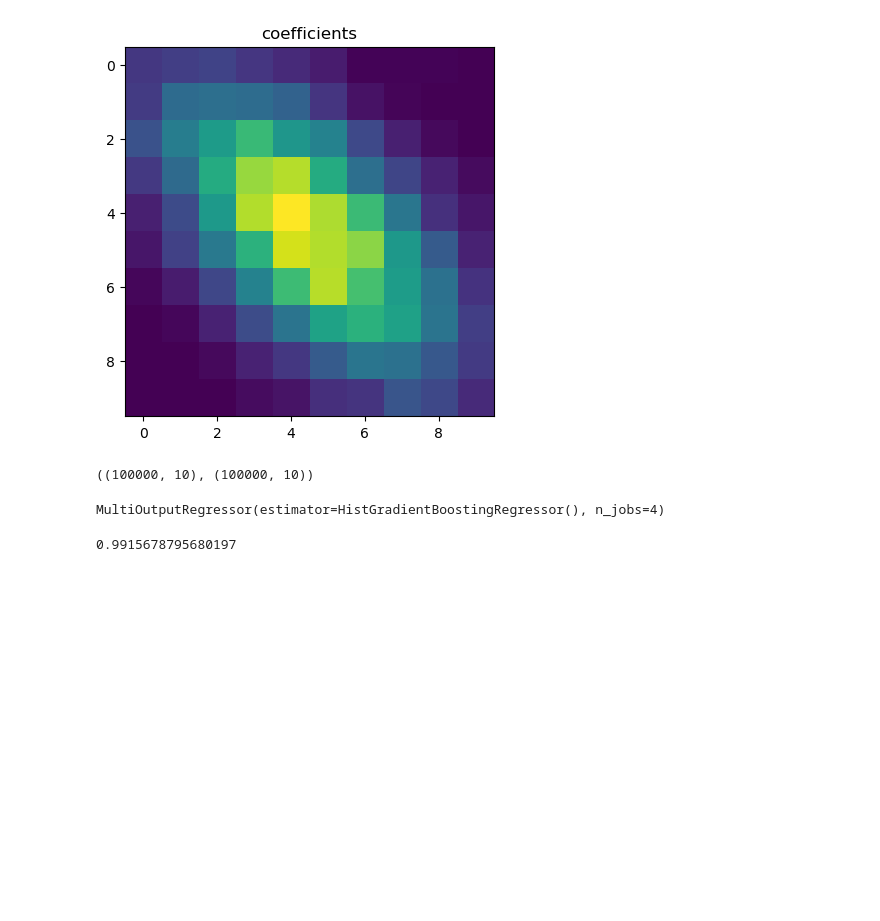
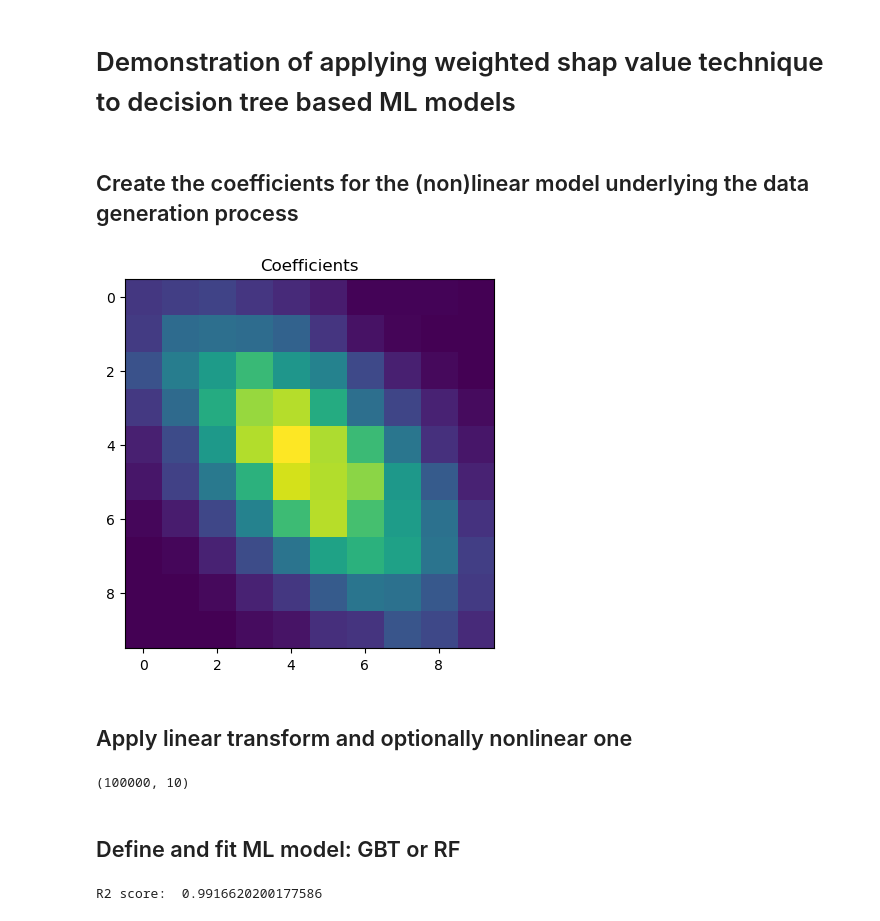
Before and after one commit to EyringMLClimateGroup/heuer24_gbt_shap_toydata, a Jupyter notebook: explain_gbt_toydata.ipynb, the cells around one changed output. Saved outputs shown, nothing was run; the diff lists cells and outputs as text; code cells hidden in the pictures; blank space fills up the shorter version.

```diff
--- a/explain_gbt_toydata.ipynb
+++ b/explain_gbt_toydata.ipynb
@@ -1,3 +1,5 @@
+# %% [markdown]
+# Demonstration of applying weighted shap value technique to decision tree based ML models
 # %%
 # Importing Required Libraries
 import numpy as np
@@ -17,33 +11,51 @@ from tqdm.auto import tqdm
+# %% [markdown]
+## Create the coefficients for the (non)linear model underlying the data generation process
 # %%
 npr.seed(10)
 X = npr.multivariate_normal(np.zeros(10), np.eye(10), size=int(1e5))
 
+# Method 1
 scatter = npr.multivariate_normal(mean=np.zeros(2), cov=[[1,0.6],[0.6,1]], size=10000)
+
+# Plot scatter on which method 1 is based
+# plt.figure()
 # plt.scatter(scatter[:,0], scatter[:,1], s=1)
+
 hist = np.histogram2d(scatter[:,0], scatter[:,1], range=([-2,2],[-2,2]), bins=10)
 coefs = hist[0]
-# coefs = np.array([[10 - abs(i-j) for i in range(10) ] for j in range(10)])
+
+#Method 2
 # coefs = sum([np.eye(10, k=k)*(10-abs(k)) for k in range(-10,10)])
 
 plt.figure()
 plt.imshow(coefs)
-plt.title('coefficients')
+plt.title('Coefficients')
 
 plt.show()
-
-Y = X @ coefs
-Y = np.exp(Y/Y.max())
-X.shape, Y.shape
 # %% [output]
-[figure, old version]
+[figure, new version]
-((100000, 10), (100000, 10))
+# %% [markdown]
+## Apply linear transform and optionally nonlinear one
+# %%
+# Apply linear and optionally a non-linear transform to x data
+
+# linear transform
+Y = X @ coefs
+
+# optionally add non-linear transform
+Y = np.exp(Y/Y.max())
+# Y = Y**3
+
+Y.shape
+# %% [output]
+(100000, 10)
+# %% [markdown]
+## Define and fit ML model: GBT or RF
 # %%
 # model = RandomForestRegressor()
 model = MultiOutputRegressor(HistGradientBoostingRegressor(), n_jobs=4)
 model.fit(X, Y)
+
+print('R2 score: ', r2_score(model.predict(X), Y))
 # %% [output]
-MultiOutputRegressor(estimator=HistGradientBoostingRegressor(), n_jobs=4)
+R2 score:  0.9916620200177586
-# %%
-r2_score(model.predict(X), Y)
-# %% [output]
-0.9915678795680197
```
Also changed, not shown: parts of 14 cells of this notebook.
